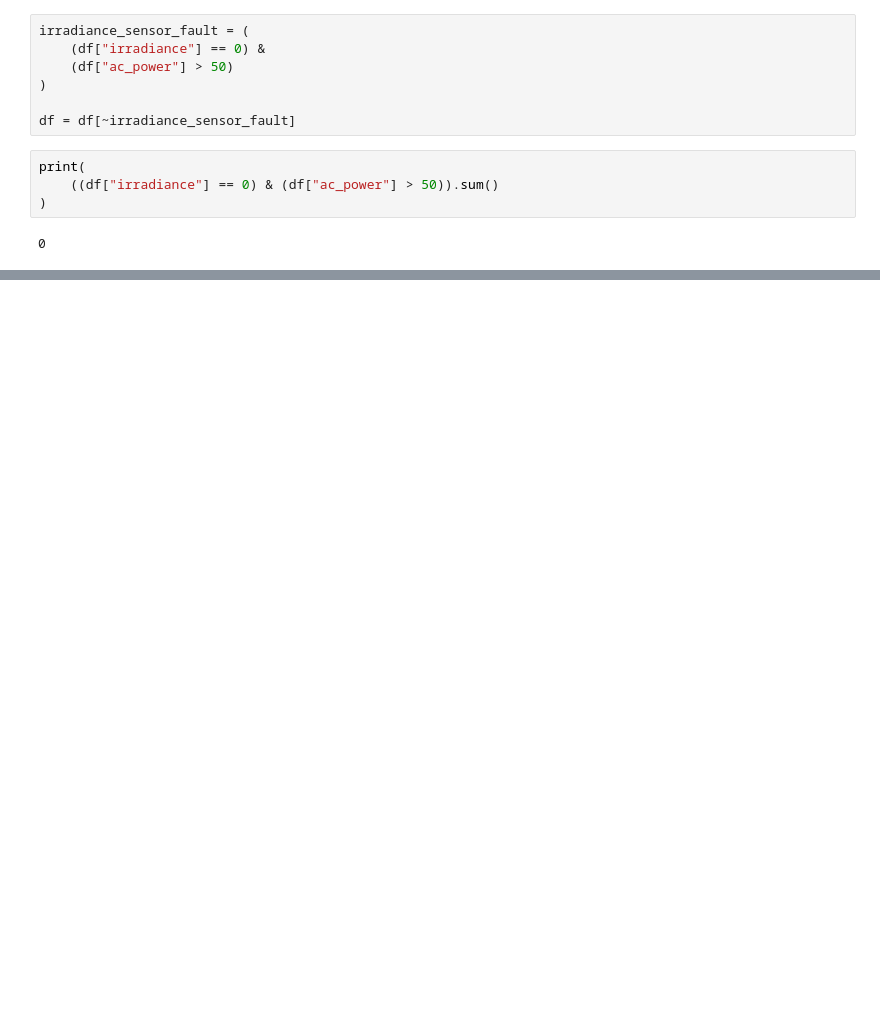
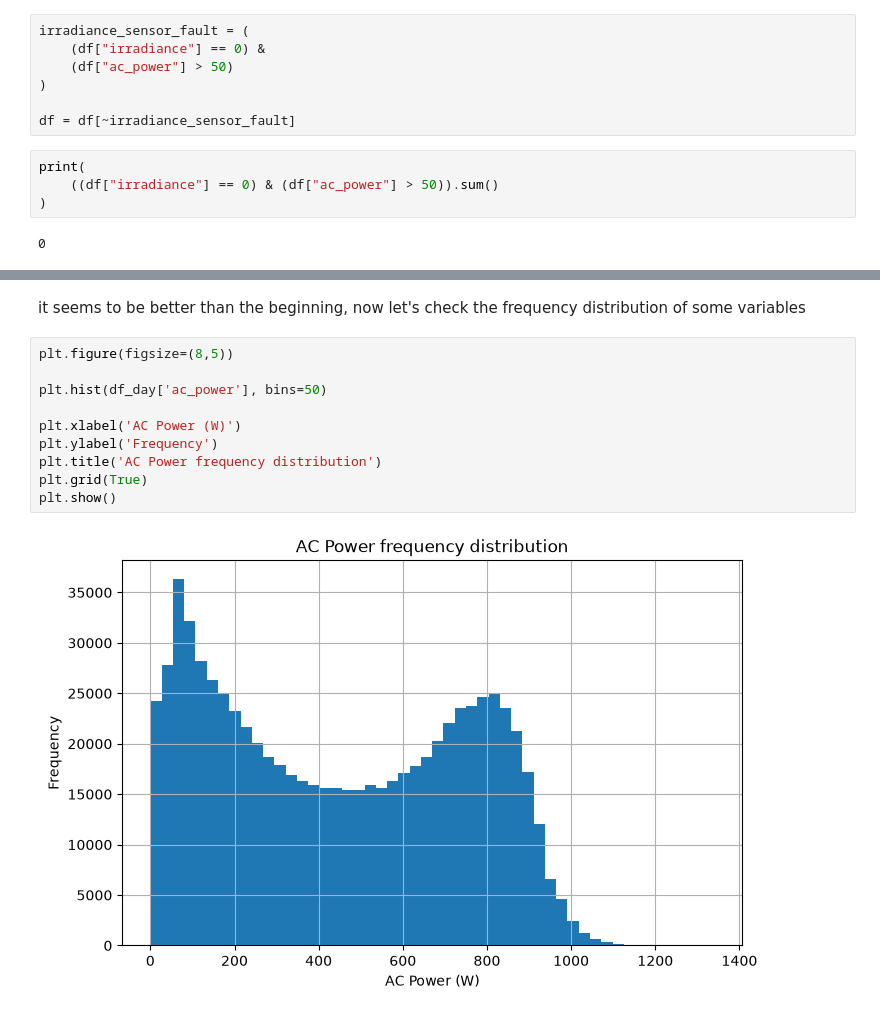
Before and after one commit to SantiToled0/solar-mlops, a Jupyter notebook: notebooks/01_exploration.ipynb, the cells around one changed output, grey strips where cells are left out. Saved outputs shown, nothing was run; the diff lists cells and outputs as text; blank space fills up the shorter version.

```diff
--- a/notebooks/01_exploration.ipynb
+++ b/notebooks/01_exploration.ipynb
@@ -788,0 +946,14 @@ print(
+# %% [markdown]
+it seems to be better than the beginning, now let's check the frequency distribution of some variables
+# %%
+plt.figure(figsize=(8,5))
+
+plt.hist(df_day['ac_power'], bins=50)
+
+plt.xlabel('AC Power (W)')
+plt.ylabel('Frequency')
+plt.title('AC Power frequency distribution')
+plt.grid(True)
+plt.show()
+# %% [output]
+[figure, added]
```
Also changed, not shown: parts of 31 cells of this notebook.
